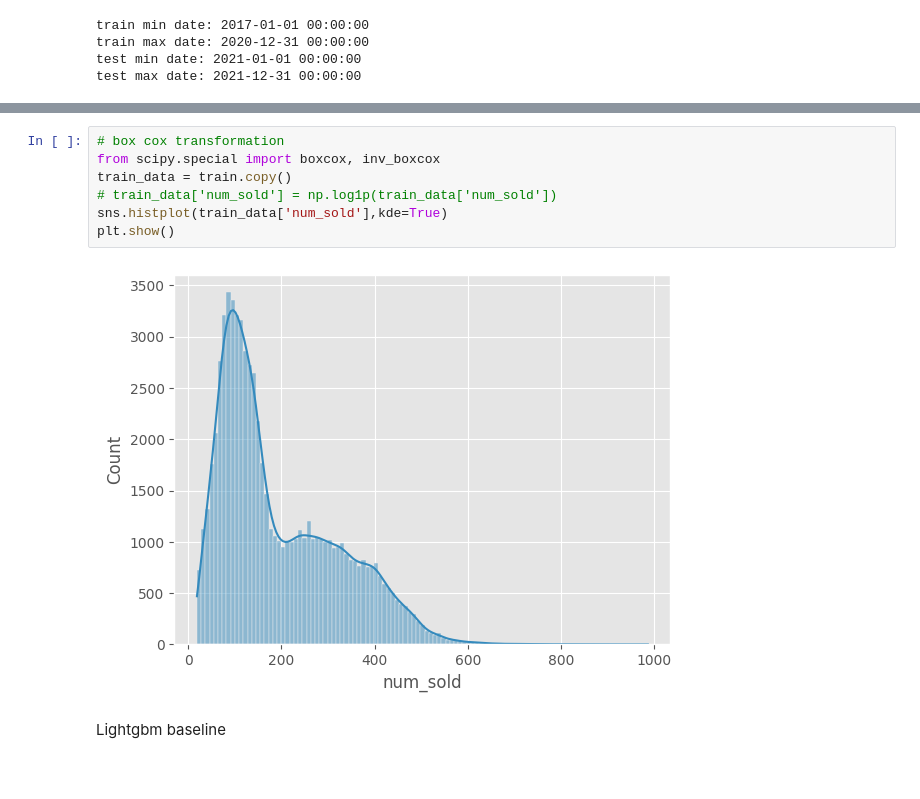
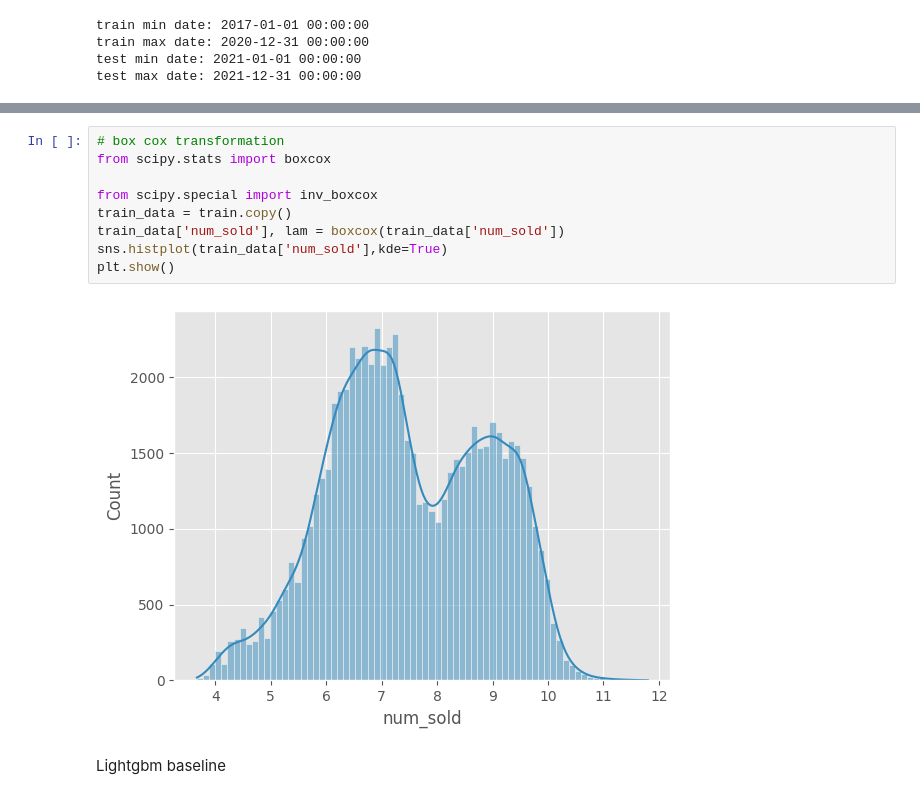
Before and after one commit to datanetai/Machine-Learning, a Jupyter notebook: tps/sep-2022/lightgbm.ipynb, the cells around one changed output, grey strips where cells are left out. Cells and saved outputs as stored; diff of their text form.

```diff
--- a/tps/sep-2022/lightgbm.ipynb
+++ b/tps/sep-2022/lightgbm.ipynb
@@ -59,12 +114,14 @@ plt.show()
 # %%
 # box cox transformation
-from scipy.special import boxcox, inv_boxcox
+from scipy.stats import boxcox
+
+from scipy.special import inv_boxcox
 train_data = train.copy()
-# train_data['num_sold'] = np.log1p(train_data['num_sold'])
+train_data['num_sold'], lam = boxcox(train_data['num_sold'])
 sns.histplot(train_data['num_sold'],kde=True)
 plt.show()
 # %% [output]
-[figure, old version]
+[figure, new version]
 # %% [markdown]
 Lightgbm baseline
 # %%
```
Also changed, not shown: parts of 26 cells of this notebook, 8 other files.
